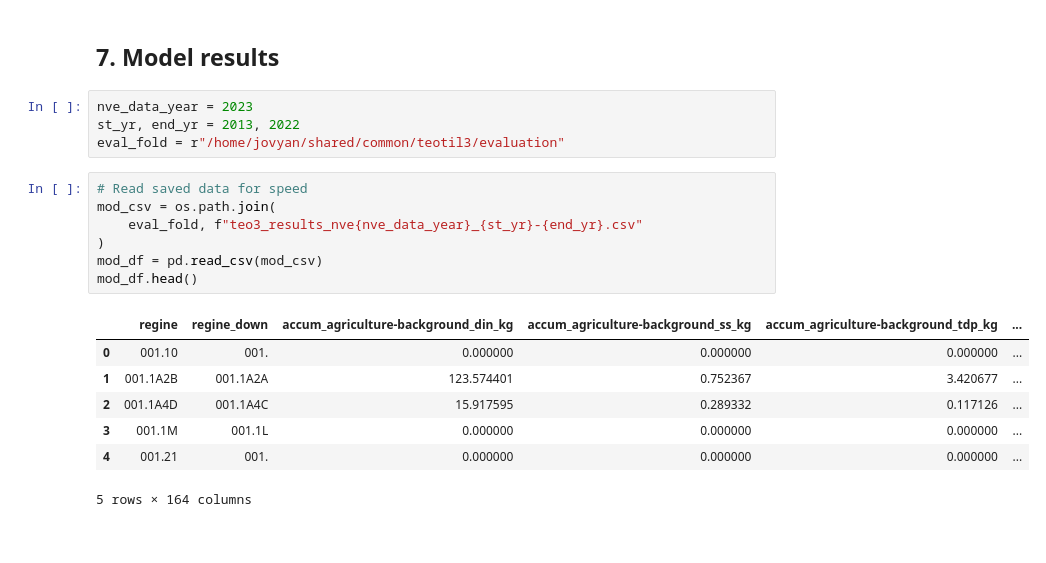
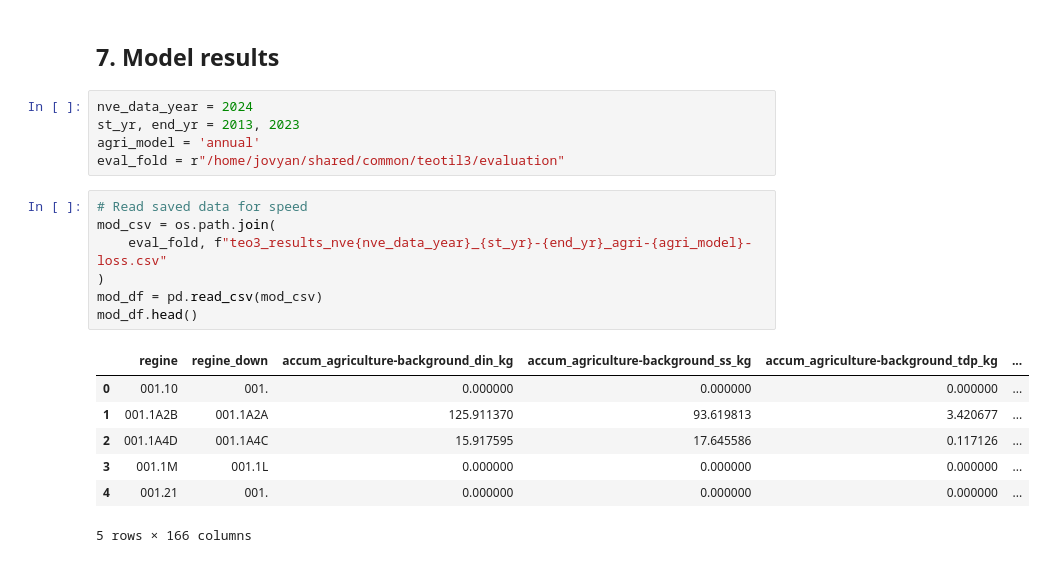
Before and after one commit to NIVANorge/teotil3, a Jupyter notebook: notebooks/development/T2-15e_mjosa.ipynb, the cells around one changed output. Cells and saved outputs as stored; diff of their text form.

```diff
--- a/notebooks/development/T2-15e_mjosa.ipynb
+++ b/notebooks/development/T2-15e_mjosa.ipynb
@@ -381,24 +381,25 @@ flux_df.head()
 # %% [markdown]
 ## 7. Model results
 # %%
-nve_data_year = 2023
-st_yr, end_yr = 2013, 2022
+nve_data_year = 2024
+st_yr, end_yr = 2013, 2023
+agri_model = 'annual'
 eval_fold = r"/home/jovyan/shared/common/teotil3/evaluation"
 # %%
 # Read saved data for speed
 mod_csv = os.path.join(
-    eval_fold, f"teo3_results_nve{nve_data_year}_{st_yr}-{end_yr}.csv"
+    eval_fold, f"teo3_results_nve{nve_data_year}_{st_yr}-{end_yr}_agri-{agri_model}-loss.csv"
 )
 mod_df = pd.read_csv(mod_csv)
 mod_df.head()
 # %% [output]
 |  | regine | regine_down | accum_agriculture-background_din_kg | accum_agriculture-background_ss_kg | accum_agriculture-background_tdp_kg | ... |
 | 0 | 001.10 | 001. | 0.000000 | 0.000000 | 0.000000 | ... |
-| 1 | 001.1A2B | 001.1A2A | 123.574401 | 0.752367 | 3.420677 | ... |
-| 2 | 001.1A4D | 001.1A4C | 15.917595 | 0.289332 | 0.117126 | ... |
+| 1 | 001.1A2B | 001.1A2A | 125.911370 | 93.619813 | 3.420677 | ... |
+| 2 | 001.1A4D | 001.1A4C | 15.917595 | 17.645586 | 0.117126 | ... |
 | 3 | 001.1M | 001.1L | 0.000000 | 0.000000 | 0.000000 | ... |
 | 4 | 001.21 | 001. | 0.000000 | 0.000000 | 0.000000 | ... |
-5 rows × 164 columns
+5 rows × 166 columns
 # %%
 def remove_prefix(text, prefix):
     if text.startswith(prefix):
```
Also changed, not shown: parts of 10 cells of this notebook.
